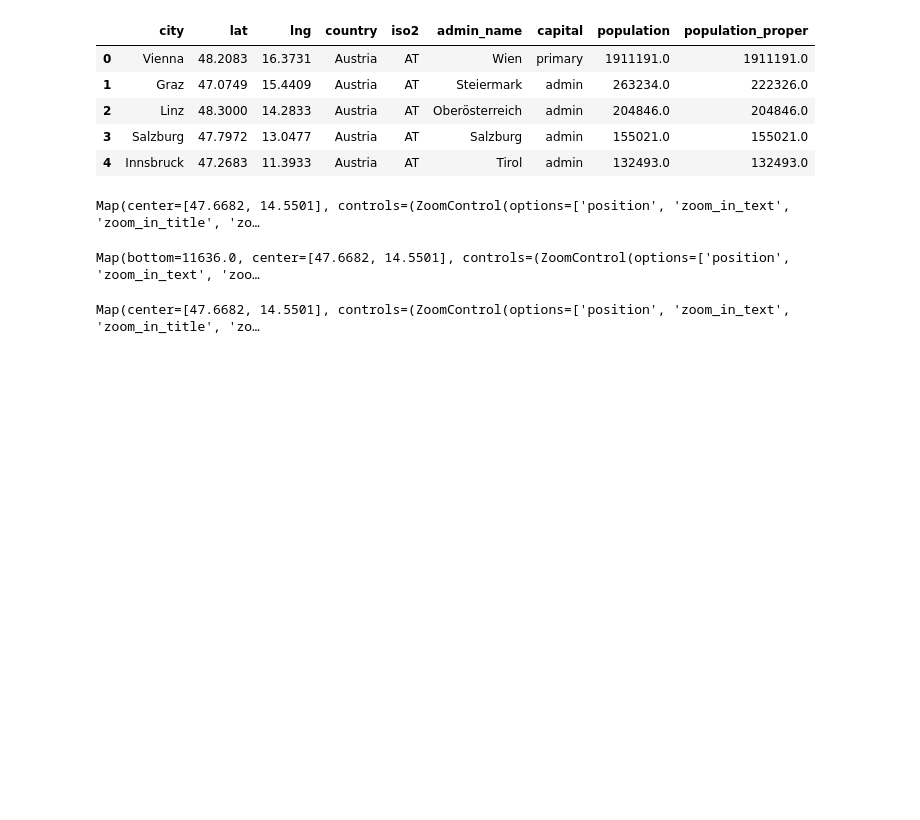
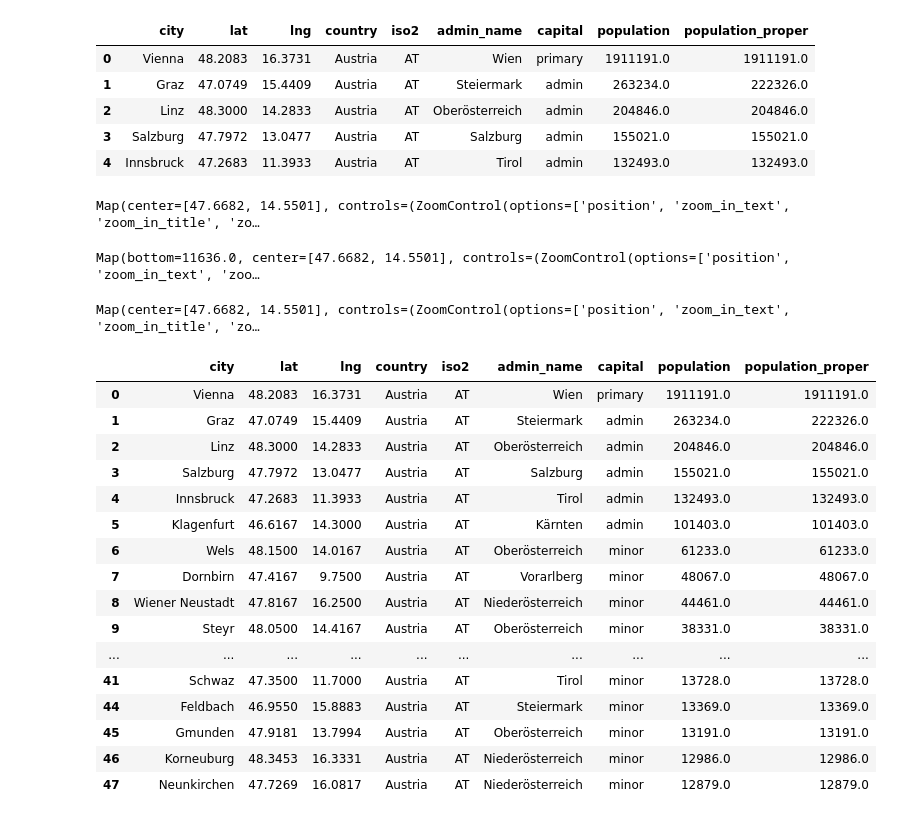
Before and after one commit to adken/PLUS_softwaredev_2022, a Jupyter notebook: A3/geo_a3.ipynb, the cells around one changed output. Drawn from its saved outputs; the diff is of its cells as text; code cells hidden in the pictures; blank space fills up the shorter version.

```diff
--- a/A3/geo_a3.ipynb
+++ b/A3/geo_a3.ipynb
@@ -112,0 +117,20 @@ Map(center=[47.6682, 14.5501], controls=(ZoomControl(options=['position', 'zoom_
+# %%
+dataset.head(30)
+# %% [output]
+|  | city | lat | lng | country | iso2 | admin_name | capital | population | population_proper |
+| 0 | Vienna | 48.2083 | 16.3731 | Austria | AT | Wien | primary | 1911191.0 | 1911191.0 |
+| 1 | Graz | 47.0749 | 15.4409 | Austria | AT | Steiermark | admin | 263234.0 | 222326.0 |
+| 2 | Linz | 48.3000 | 14.2833 | Austria | AT | Oberösterreich | admin | 204846.0 | 204846.0 |
+| 3 | Salzburg | 47.7972 | 13.0477 | Austria | AT | Salzburg | admin | 155021.0 | 155021.0 |
+| 4 | Innsbruck | 47.2683 | 11.3933 | Austria | AT | Tirol | admin | 132493.0 | 132493.0 |
+| 5 | Klagenfurt | 46.6167 | 14.3000 | Austria | AT | Kärnten | admin | 101403.0 | 101403.0 |
+| 6 | Wels | 48.1500 | 14.0167 | Austria | AT | Oberösterreich | minor | 61233.0 | 61233.0 |
+| 7 | Dornbirn | 47.4167 | 9.7500 | Austria | AT | Vorarlberg | minor | 48067.0 | 48067.0 |
+| 8 | Wiener Neustadt | 47.8167 | 16.2500 | Austria | AT | Niederösterreich | minor | 44461.0 | 44461.0 |
+| 9 | Steyr | 48.0500 | 14.4167 | Austria | AT | Oberösterreich | minor | 38331.0 | 38331.0 |
+| ... | ... | ... | ... | ... | ... | ... | ... | ... | ... |
+| 41 | Schwaz | 47.3500 | 11.7000 | Austria | AT | Tirol | minor | 13728.0 | 13728.0 |
+| 44 | Feldbach | 46.9550 | 15.8883 | Austria | AT | Steiermark | minor | 13369.0 | 13369.0 |
+| 45 | Gmunden | 47.9181 | 13.7994 | Austria | AT | Oberösterreich | minor | 13191.0 | 13191.0 |
+| 46 | Korneuburg | 48.3453 | 16.3331 | Austria | AT | Niederösterreich | minor | 12986.0 | 12986.0 |
+| 47 | Neunkirchen | 47.7269 | 16.0817 | Austria | AT | Niederösterreich | minor | 12879.0 | 12879.0 |
```
Also changed, not shown: parts of 3 cells of this notebook.
